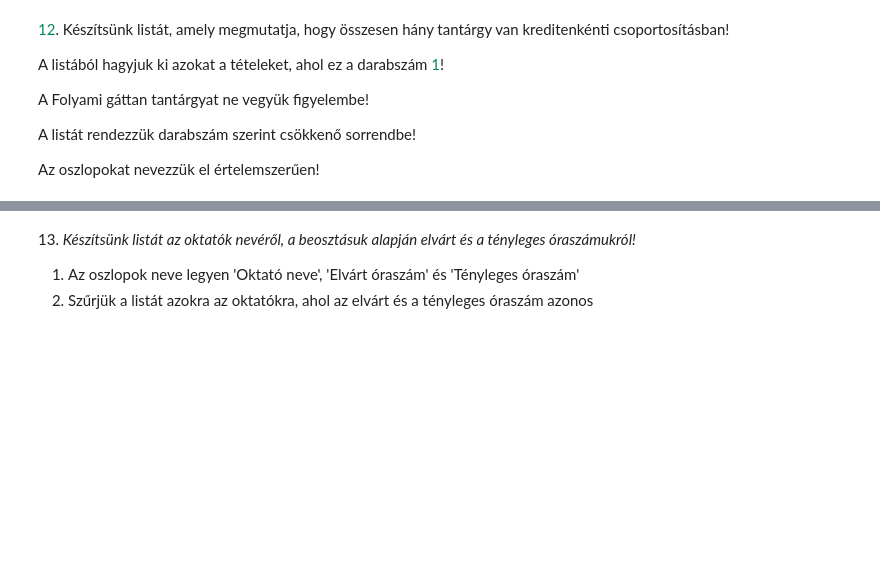
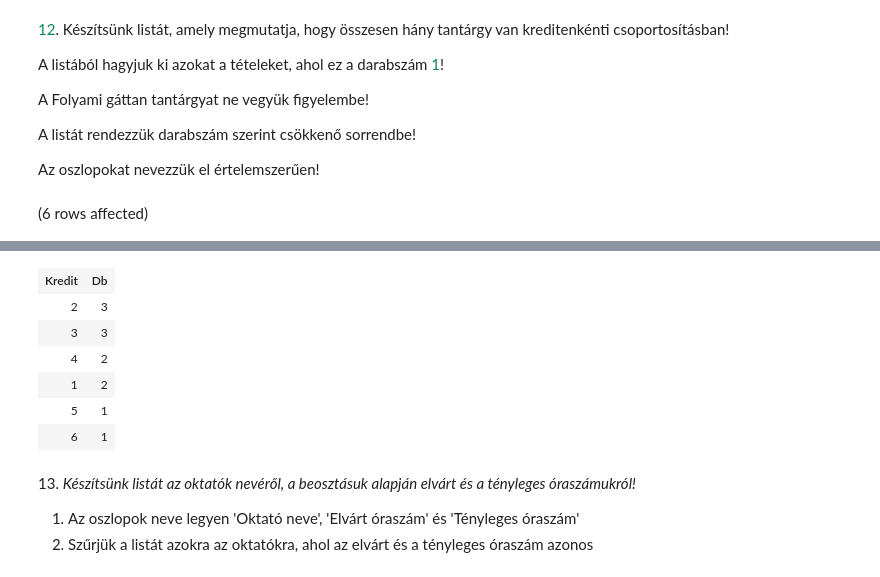
Before and after one commit to marinatoth/db_sql, a Jupyter notebook: gyakorlat03_feladatok.ipynb, the cells around one changed output, grey strips where cells are left out. Saved outputs shown, nothing was run; the diff lists cells and outputs as text; code cells hidden in the pictures; blank space fills up the shorter version.

```diff
--- a/gyakorlat03_feladatok.ipynb
+++ b/gyakorlat03_feladatok.ipynb
@@ -216,3 +272,11 @@ A Folyami gáttan tantárgyat ne vegyük figyelembe!
 A listát rendezzük darabszám szerint csökkenő sorrendbe!
 
 Az oszlopokat nevezzük el értelemszerűen!
+# %%
+SELECT tan.Kredit, count(*) as 'Db'
+from Tantárgyak tan
+WHERE tan.Tantárgynév <> 'Folyami gáttan'
+GROUP BY tan.Kredit
+order BY count(*) desc
+# %% [output]
+(6 rows affected)
@@ -219,3 +284,10 @@ Az oszlopokat nevezzük el értelemszerűen!
+| Kredit | Db |
+| 2 | 3 |
+| 3 | 3 |
+| 4 | 2 |
+| 1 | 2 |
+| 5 | 1 |
+| 6 | 1 |
 # %% [markdown]
 13. _Készítsünk listát az oktatók nevéről, a beosztásuk alapján elvárt és a tényleges óraszámukról!_
 
```
Also changed, not shown: parts of 7 cells of this notebook.
